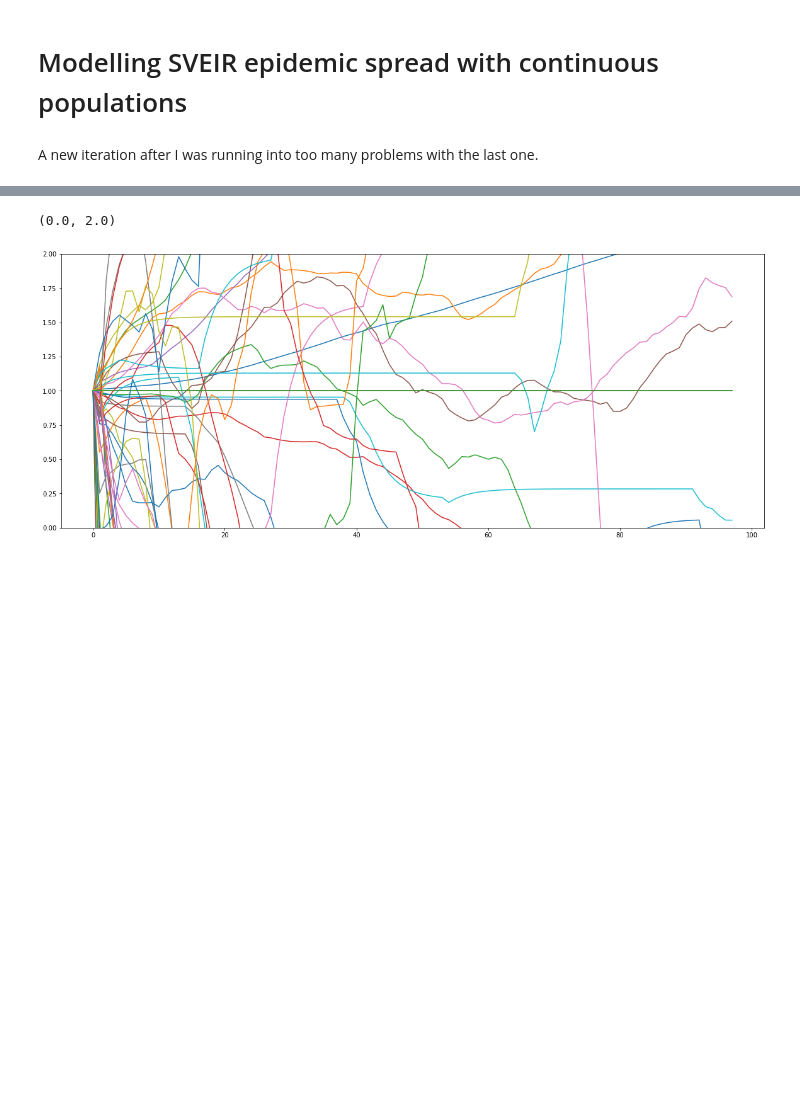
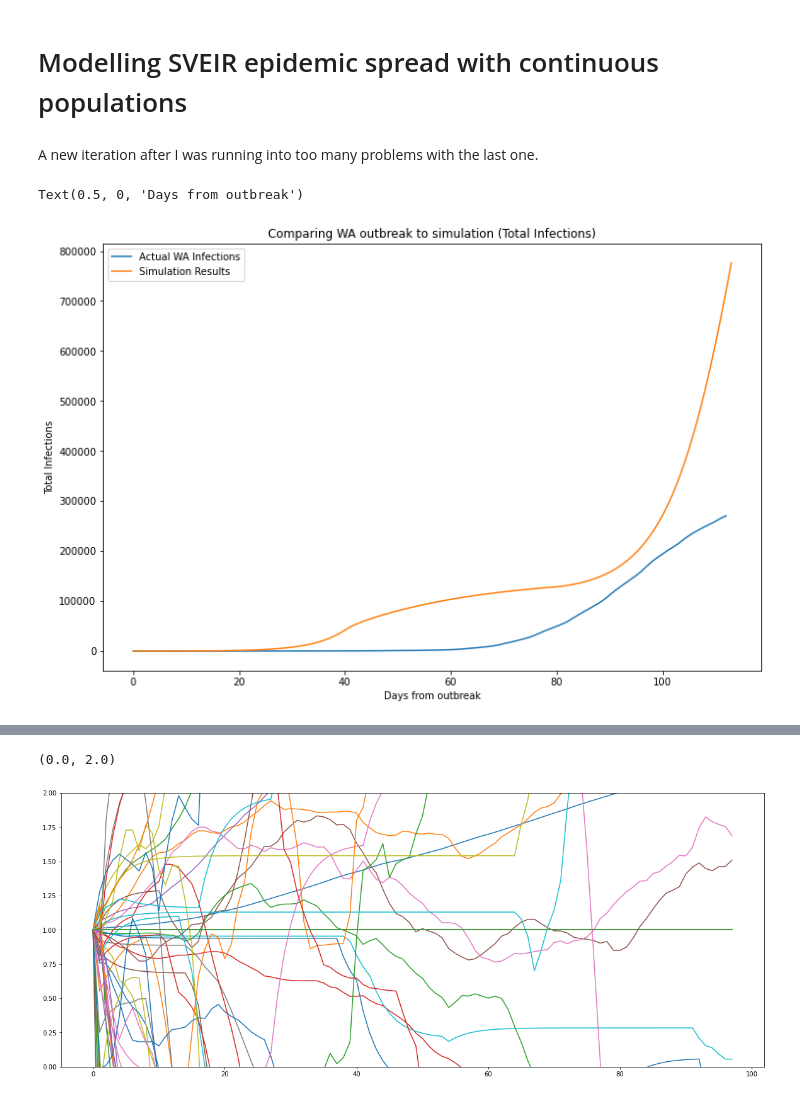
Before and after one commit to yuval-b/covid_thesis, a Jupyter notebook: 7. Continuous Population Compartmental Model.ipynb, the cells around one changed output, grey strips where cells are left out. Cells and saved outputs as stored; diff of their text form; code cells hidden in the pictures; blank space fills up the shorter version.

Commit message:
Added actual WA outbreak for comparison

```diff
--- a/7. Continuous Population Compartmental Model.ipynb
+++ b/7. Continuous Population Compartmental Model.ipynb
@@ -179,3 +190,9 @@ for day in range(days):
 
 
     model.append(dynmov)
+# %%
+wa_totals = list(pd.read_csv('/Users/Yuval/Desktop/Thesis/wa_health.csv').iloc[0])[1:]
+wa_totals = [i - 1134 for i in wa_totals]
+wa_infs = [0]
+for i in range(1,len(wa_totals)):
+    wa_infs.append(wa_totals[i]-wa_totals[i-1])
@@ -181,0 +206,11 @@ for day in range(days):
+# %%
+plt.figure(figsize = (12,8))
+plt.title('Comparing WA outbreak to simulation (Total Infections)')
+plt.plot(wa_totals, label = 'Actual WA Infections')
+plt.plot(day_infs, label = 'Simulation Results')
+plt.legend()
+plt.ylabel('Total Infections')
+plt.xlabel('Days from outbreak')
+# %% [output]
+Text(0.5, 0, 'Days from outbreak')
+[figure, added]
```
Also changed, not shown: parts of 8 cells of this notebook.
